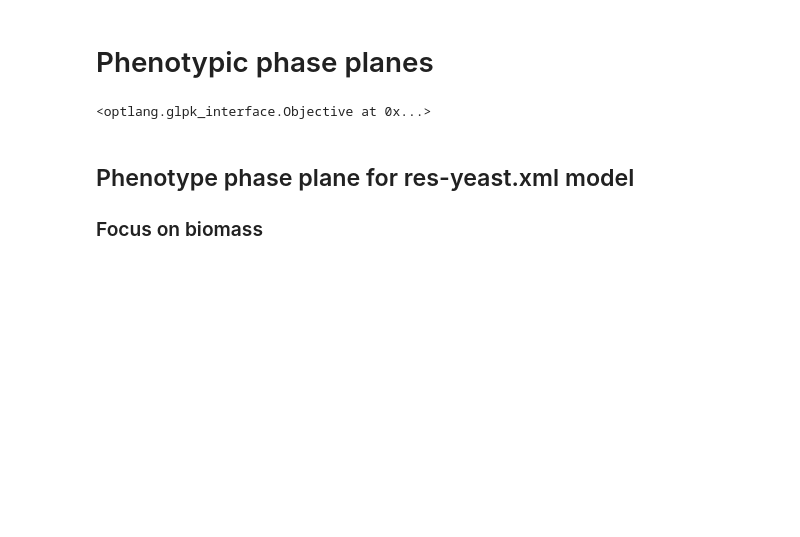
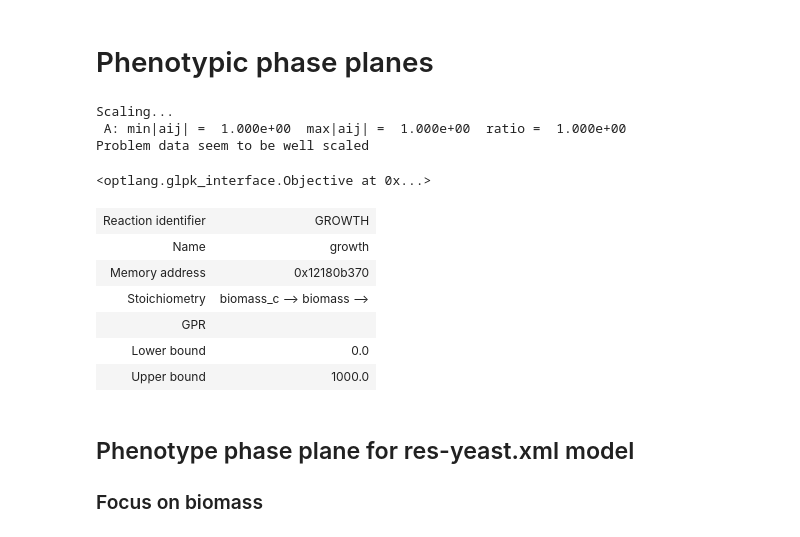
Before and after one commit to 27410/27410-group-assigment-group-4-resveratrol-in-s-cerevisiae, a Jupyter notebook: analysis/04.phenotype_phase_plane.ipynb, the cells around one changed output. Drawn from its saved outputs; the diff is of its cells as text; code cells hidden in the pictures; blank space fills up the shorter version.

```diff
--- a/analysis/04.phenotype_phase_plane.ipynb
+++ b/analysis/04.phenotype_phase_plane.ipynb
@@ -13,7 +13,11 @@ plt.style.use('ggplot')
 # os.getcwd()
 #os.chdir("DIR_PATH") #change accordingly
 # %%
-model = read_sbml_model("../data/models/yeast_resv_glc.xml")
+model = read_sbml_model("../data/models/yeast8_resv_glc.xml")
+# %% [output]
+Scaling...
+ A: min|aij| =  1.000e+00  max|aij| =  1.000e+00  ratio =  1.000e+00
+Problem data seem to be well scaled
 # %%
 # Original medium, no modifications done yet.
 medium = model.medium
@@ -21,6 +25,17 @@ medium = model.medium
 model.objective #check the model objective, since it is not biomass, we will change it to it.
 # %% [output]
 <optlang.glpk_interface.Objective at 0x...>
+# %%
+#model.metabolites.biomass_c #checking where the growth reaction is.
+model.reactions.GROWTH
+# %% [output]
+| Reaction identifier | GROWTH |
+| Name | growth |
+| Memory address | 0x12180b370 |
+| Stoichiometry | biomass_c --> biomass --> |
+| GPR |  |
+| Lower bound | 0.0 |
+| Upper bound | 1000.0 |
 # %% [markdown]
 ## Phenotype phase plane for res-yeast.xml model
 ### Focus on biomass
```
Also changed, not shown: parts of 8 cells of this notebook, 1 other file.
